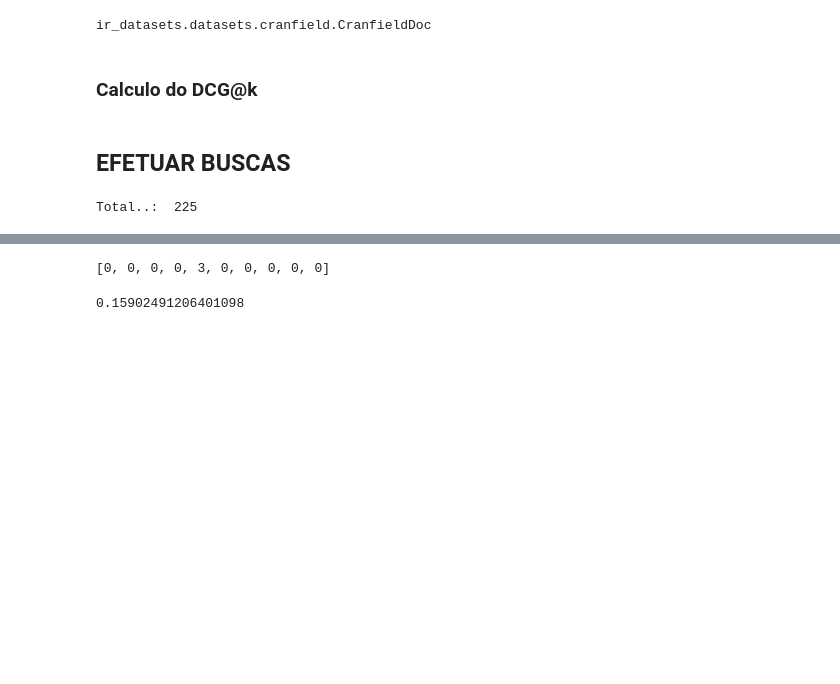
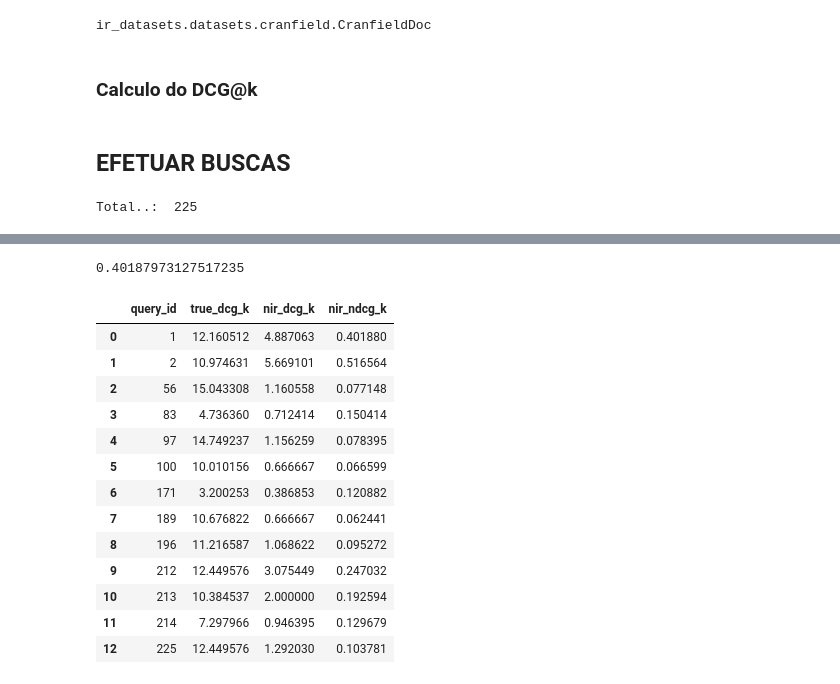
Before and after one commit to sira-serverless-ir-arch/evaluete-nir, a Jupyter notebook: nir_evaluation.ipynb, the cells around one changed output, grey strips where cells are left out. Cells and saved outputs as stored; diff of their text form; code cells hidden in the pictures; blank space fills up the shorter version.

```diff
--- a/nir_evaluation.ipynb
+++ b/nir_evaluation.ipynb
@@ -269,20 +202,12 @@ K: 10   189   0
-# %%
-query_id = 214
-result_docs = get_query_result_docs(
-    query_id=query_id, query_documents=get_documents(query_id=query_id))
-i = 0
-relevance = []
-for x in result_docs[0:10]:
-    i += 1
-    relevance.append(x.relevance)
-    #print("K:", i, " ",x.document_id, " ", x.relevance)
-relevance
-# %% [output]
-[0, 0, 0, 0, 3, 0, 0, 0, 0, 0]
 # %%
-true_relevance = []
-for qrel in get_qrels(query_id=query_id)[0:10]:
-    true_relevance.append(qrel.relevance)
-calc_ndcg_k(relevance, true_relevance)
+def get_true_relevance(query_id):
+    true_relevance = []
+    for qrel in get_qrels(query_id=query_id)[0:10]:
+        true_relevance.append(qrel.relevance)
+    return true_relevance
-# %% [output]
-0.15902491206401098
+# %%
+relevance = get_query_relevance(query_id=1)
+true_relevance = get_true_relevance(query_id=1)
+calc_ndcg_k(relevance,true_relevance)
+# %% [output]
+0.40187973127517235
@@ -288,0 +220,45 @@ calc_ndcg_k(relevance, true_relevance)
+# %%
+import pandas as pd
+
+query_id = []
+true_dcg_k = []
+nir_dcg_k = []
+nir_ndcg_k = []
+
+for id in range(1,256):
+    true_relevance = get_true_relevance(query_id=id)
+    relevance = get_query_relevance(query_id=id)
+
+    if sum_relevance(relevance) > 0:
+        query_id.append(id)
+        true_dcg_k.append(calc_dcg_k(true_relevance))
+        nir_dcg_k.append(calc_dcg_k(relevance))
+        nir_ndcg_k.append(calc_ndcg_k(relevance,true_relevance))
+
+
+details = {
+    'query_id': query_id,
+    'true_dcg_k': true_dcg_k,
+    'nir_dcg_k': nir_dcg_k,
+    'nir_ndcg_k': nir_ndcg_k,
+}
+
+
+df = pd.DataFrame(details)
+df.to_csv('nir_ndcg.csv')
+df
+# %% [output]
+|  | query_id | true_dcg_k | nir_dcg_k | nir_ndcg_k |
+| 0 | 1 | 12.160512 | 4.887063 | 0.401880 |
+| 1 | 2 | 10.974631 | 5.669101 | 0.516564 |
+| 2 | 56 | 15.043308 | 1.160558 | 0.077148 |
+| 3 | 83 | 4.736360 | 0.712414 | 0.150414 |
+| 4 | 97 | 14.749237 | 1.156259 | 0.078395 |
+| 5 | 100 | 10.010156 | 0.666667 | 0.066599 |
+| 6 | 171 | 3.200253 | 0.386853 | 0.120882 |
+| 7 | 189 | 10.676822 | 0.666667 | 0.062441 |
+| 8 | 196 | 11.216587 | 1.068622 | 0.095272 |
+| 9 | 212 | 12.449576 | 3.075449 | 0.247032 |
+| 10 | 213 | 10.384537 | 2.000000 | 0.192594 |
+| 11 | 214 | 7.297966 | 0.946395 | 0.129679 |
+| 12 | 225 | 12.449576 | 1.292030 | 0.103781 |
```
Also changed, not shown: parts of 18 cells of this notebook, 5 other files.
